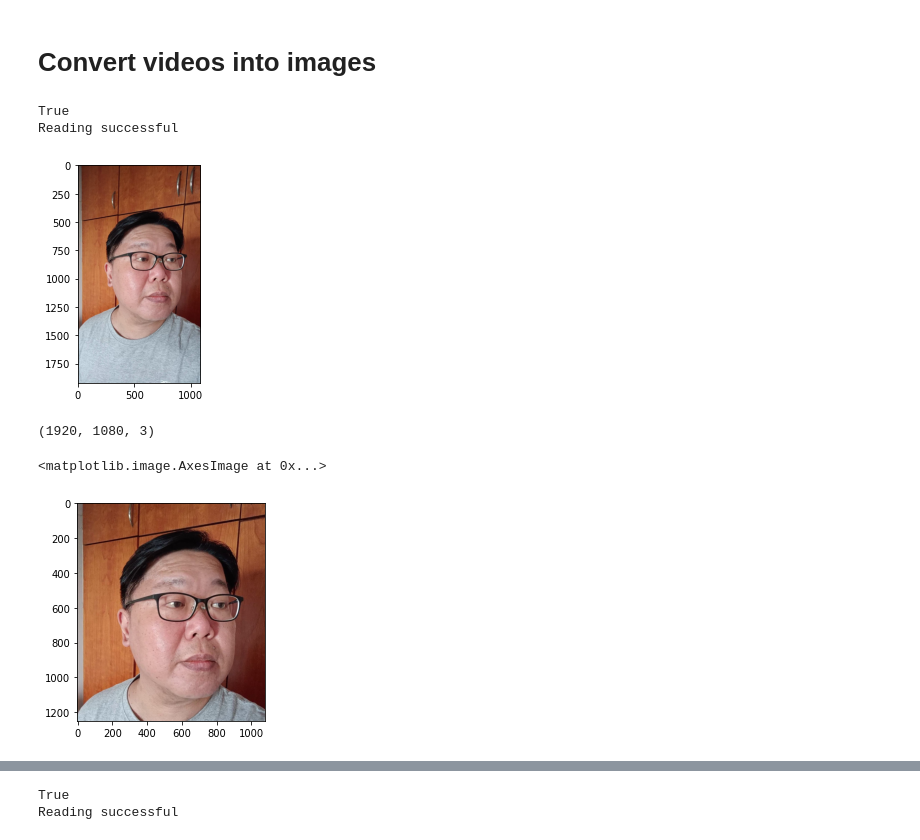
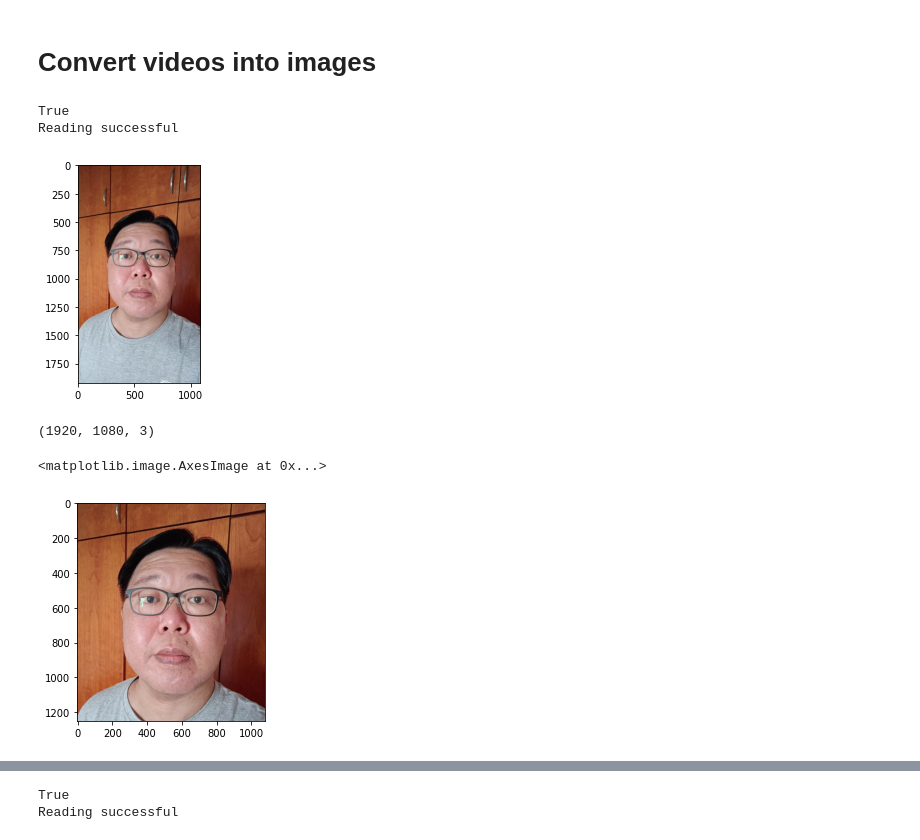
Before and after one commit to eric-kwok-nt/facial_recognition, a Jupyter notebook: notebooks/video2images.ipynb, the cells around one changed output, grey strips where cells are left out. Drawn from its saved outputs; the diff is of its cells as text; code cells hidden in the pictures.

```diff
--- a/notebooks/video2images.ipynb
+++ b/notebooks/video2images.ipynb
@@ -12,13 +32,14 @@ count = 0
 # %%
 success, image = vidcap.read()
 print(success)
 if success:
     print("Reading successful")
+    image = cv2.rotate(image, cv2.ROTATE_90_COUNTERCLOCKWISE)
     plt.imshow(cv2.cvtColor(image, cv2.COLOR_BGR2RGB))
 # %% [output]
 True
 Reading successful
-[figure, old version]
+[figure, new version]
 # %%
 image.shape
 # %% [output]
@@ -27,7 +48,7 @@ image.shape
 plt.imshow(cv2.cvtColor(image[250:1500,:,:], cv2.COLOR_BGR2RGB))
 # %% [output]
 <matplotlib.image.AxesImage at 0x...>
-[figure, old version]
+[figure, new version]
 # %%
 # Read video
 sample_vid_path = '../data/raw/videos/eric_kwok.mp4'
```
Also changed, not shown: parts of 4 cells of this notebook, 6 other files.
